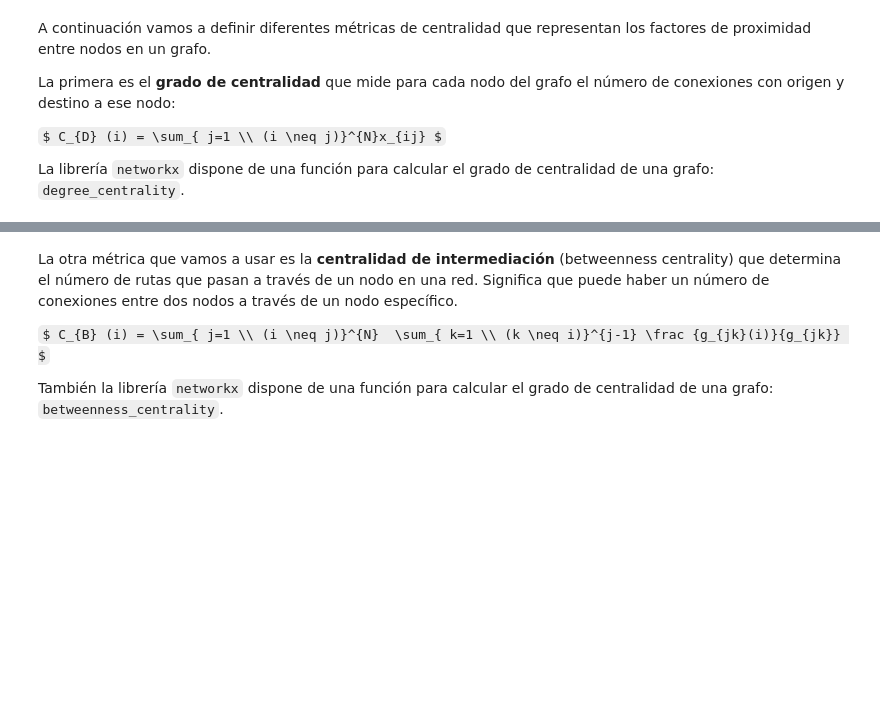
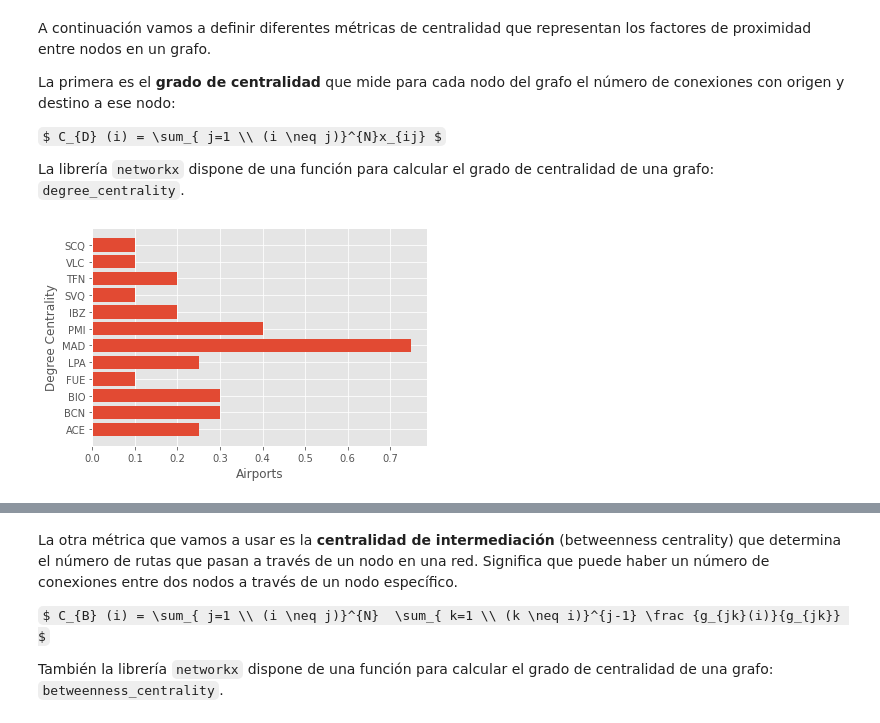
Before and after one commit to pfreezv/UOC, a Jupyter notebook: Tipología y fuentes de datos/pec 4/entrega/TyFdDd_PEC4_alan_coila_bustinza.ipynb, the cells around one changed output, grey strips where cells are left out. Saved outputs shown, nothing was run; the diff lists cells and outputs as text; code cells hidden in the pictures; some formulas as TeX source; blank space fills up the shorter version.

```diff
--- a/Tipología y fuentes de datos/pec 4/entrega/TyFdDd_PEC4_alan_coila_bustinza.ipynb
+++ b/Tipología y fuentes de datos/pec 4/entrega/TyFdDd_PEC4_alan_coila_bustinza.ipynb
@@ -1153,19 +1156,21 @@ La librería `networkx` dispone de una función para calcular el grado de centra
 # %%
 def show_centrality(data):
 
   g = nx.from_pandas_edgelist(data,
                               source='departure_airport_iata',
                               target='arrival_airport_iata')
   # TODO: calcular
-  deg_cen =
+  deg_cen = nx.degree_centrality(g)
   data_deg_cen = pd.DataFrame(deg_cen.items())
   data_deg_cen = data_deg_cen[data_deg_cen[1] > 0.05]
   # plot the histogram
   plt.barh(data_deg_cen[0], data_deg_cen[1])
   plt.xlabel('Airports')
   plt.ylabel('Degree Centrality')
   plt.show()
 
 show_centrality(routes_es_g)
+# %% [output]
+[figure, added]
 # %%
 show_centrality(routes_us_g)
```
Also changed, not shown: parts of 17 cells of this notebook.
